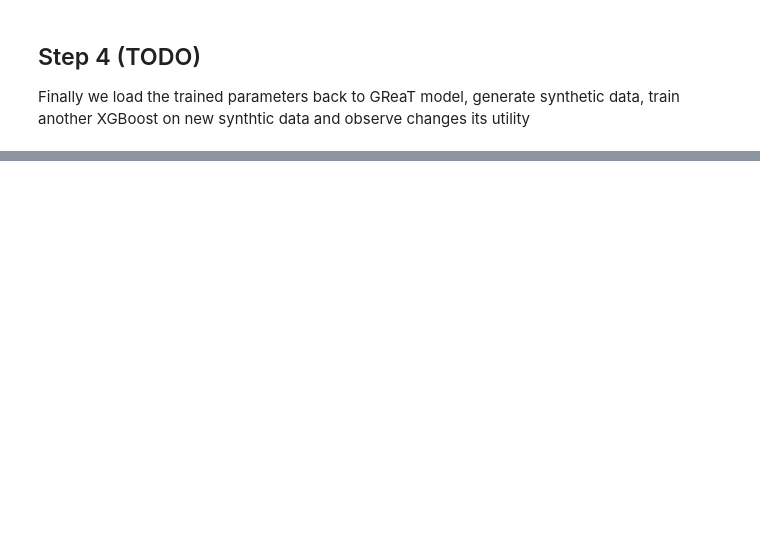
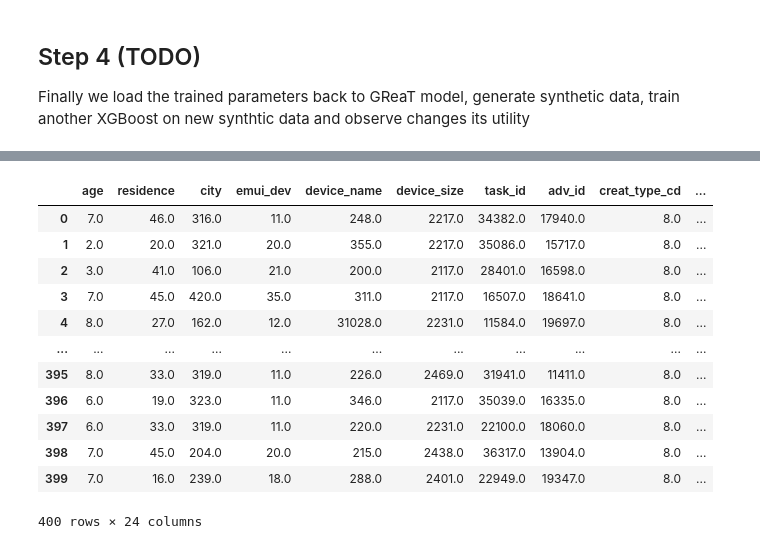
Before and after one commit to jakq277/STATS_FINAL, a Jupyter notebook: RL_HF.ipynb, the cells around one changed output, grey strips where cells are left out. Saved outputs shown, nothing was run; the diff lists cells and outputs as text; code cells hidden in the pictures; blank space fills up the shorter version.

Commit message:
Update RL pipeline

```diff
--- a/RL_HF.ipynb
+++ b/RL_HF.ipynb
@@ -65,0 +64,2 @@ You're using a GPT2TokenizerFast tokenizer. Please note that with a fast tokeniz
+# %%
+model_great.fit(train)
@@ -291,3 +362,11 @@ print("PPO training completed!")
 ## Step 4 (TODO)
 
 Finally we load the trained parameters back to GReaT model, generate synthetic data, train another XGBoost on new synthtic data and observe changes its utility
+# %%
+# Run this cell if we are returning after RL training.
+save_directory = "RL_trained"
+model = AutoModelForCausalLMWithValueHead.from_pretrained(save_directory)
+
+llm = "distilgpt2"
+tokenizer = AutoTokenizer.from_pretrained(llm, padding_side='left')
+tokenizer.pad_token = tokenizer.eos_token
@@ -293,0 +377,7 @@ Finally we load the trained parameters back to GReaT model, generate synthetic d
+# %%
+model_great.parameters = model.parameters
+new_synthetic_data = model_great.sample(n_samples=len(train),max_length=duration)
+
+new_df_text = df_to_string_list(new_synthetic_data)
+
+new_rewards = reward_function(df_text, classifier, preprocessor, real_columns, list(numerical_features)+[real_columns[-1]])
@@ -294,21 +386,15 @@ Finally we load the trained parameters back to GReaT model, generate synthetic d
 # %%
-model_great.parameters = model.parameters
-new_synthetic_data = model_great.sample(n_samples=100,max_length=duration)
+x_synth_new, y_synth_new = new_synthetic_data.iloc[:,:-1], new_synthetic_data.iloc[:,-1]
 
-new_df_text = df_to_string_list(new_synthetic_data)
+classifier_synth = xgb.XGBClassifier(use_label_encoder=False, eval_metric='logloss')
+pipeline_synth = Pipeline(steps=[('preprocessor', preprocessor),
+                           ('model', classifier_synth)])
 
-new_rewards = reward_function(df_text, classifier, preprocessor, real_columns, list(numerical_features)+[real_columns[-1]])
-
-
-new_classifier = xgb.XGBClassifier(use_label_encoder=False, eval_metric='logloss')
-pipeline = Pipeline(steps=[('preprocessor', preprocessor),
-                           ('model', new_classifier)])
-
-X_train, X_test, y_train, y_test = train_test_split(X, y, test_size=0.2, random_state=42)
-pipeline.fit(X_train, y_train)
-
-y_pred = pipeline.predict(X_test)
-
+pipeline_synth.fit(x_synth_new, y_synth_new)
+y_pred = pipeline_synth.predict(X_test)
+from sklearn.metrics import accuracy_score, classification_report
+print("Accuracy:", accuracy_score(y_test, y_pred))
+print("Classification Report:\n", classification_report(y_test, y_pred))
 # Evaluation as sanity check
 # from sklearn.metrics import accuracy_score, classification_report
 # print("Accuracy:", accuracy_score(y_test, y_pred))
@@ -315,0 +413,16 @@ y_pred = pipeline.predict(X_test)
+# %%
+new_synthetic_data
+# %% [output]
+|  | age | residence | city | emui_dev | device_name | device_size | task_id | adv_id | creat_type_cd | ... |
+| 0 | 7.0 | 46.0 | 316.0 | 11.0 | 248.0 | 2217.0 | 34382.0 | 17940.0 | 8.0 | ... |
+| 1 | 2.0 | 20.0 | 321.0 | 20.0 | 355.0 | 2217.0 | 35086.0 | 15717.0 | 8.0 | ... |
+| 2 | 3.0 | 41.0 | 106.0 | 21.0 | 200.0 | 2117.0 | 28401.0 | 16598.0 | 8.0 | ... |
+| 3 | 7.0 | 45.0 | 420.0 | 35.0 | 311.0 | 2117.0 | 16507.0 | 18641.0 | 8.0 | ... |
+| 4 | 8.0 | 27.0 | 162.0 | 12.0 | 31028.0 | 2231.0 | 11584.0 | 19697.0 | 8.0 | ... |
+| ... | ... | ... | ... | ... | ... | ... | ... | ... | ... | ... |
+| 395 | 8.0 | 33.0 | 319.0 | 11.0 | 226.0 | 2469.0 | 31941.0 | 11411.0 | 8.0 | ... |
+| 396 | 6.0 | 19.0 | 323.0 | 11.0 | 346.0 | 2117.0 | 35039.0 | 16335.0 | 8.0 | ... |
+| 397 | 6.0 | 33.0 | 319.0 | 11.0 | 220.0 | 2231.0 | 22100.0 | 18060.0 | 8.0 | ... |
+| 398 | 7.0 | 45.0 | 204.0 | 20.0 | 215.0 | 2438.0 | 36317.0 | 13904.0 | 8.0 | ... |
+| 399 | 7.0 | 16.0 | 239.0 | 18.0 | 288.0 | 2401.0 | 22949.0 | 19347.0 | 8.0 | ... |
+400 rows × 24 columns
```
Also changed, not shown: parts of 20 cells of this notebook, 1 other file.
